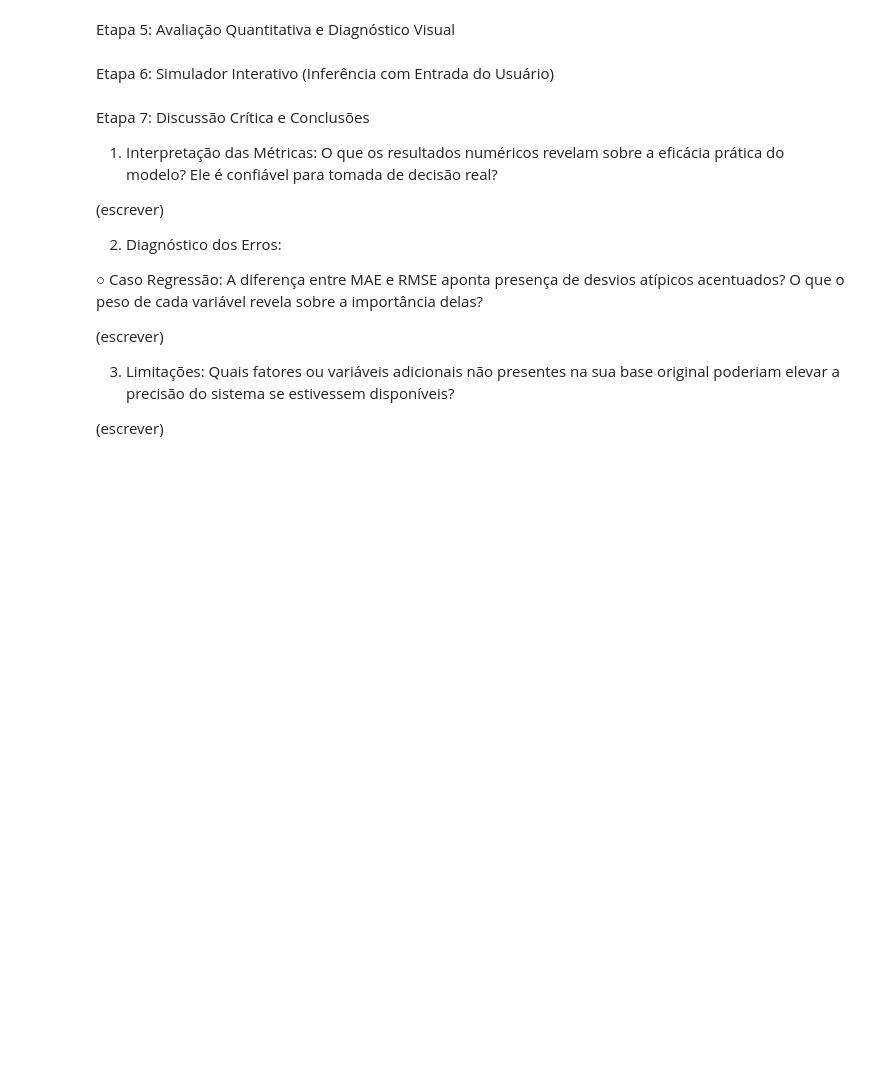
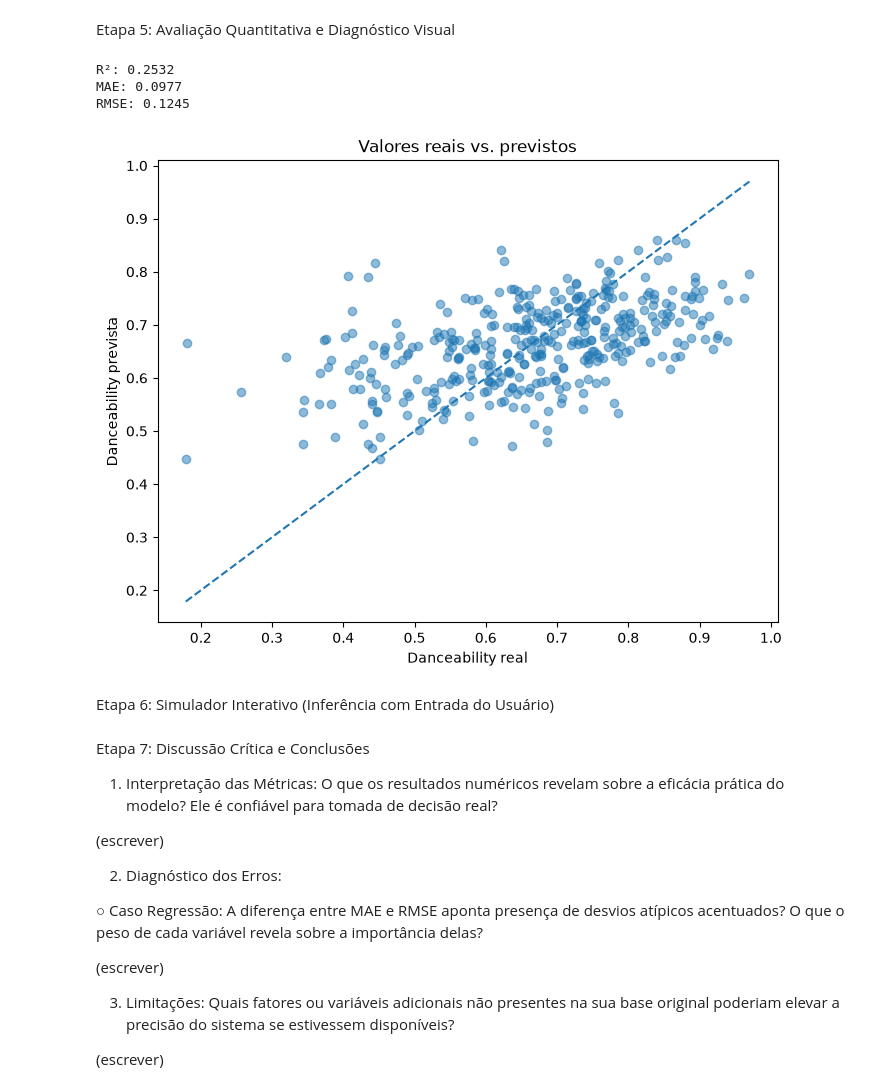
Before and after one commit to gidbem/n2_IA, a Jupyter notebook: musicaAnalise.ipynb, the cells around one changed output. Drawn from its saved outputs; the diff is of its cells as text; code cells hidden in the pictures; blank space fills up the shorter version.

```diff
--- a/musicaAnalise.ipynb
+++ b/musicaAnalise.ipynb
@@ -135,2 +103,19 @@ Etapa 3: Particionamento dos Dados (Treino e Teste)
 # %% [markdown]
 Etapa 4: Construção e Treinamento do Modelo
+# %%
+
+modelo = LinearRegression()
+modelo.fit(X_treino, y_treino)
+
+print("Intercepto:", modelo.intercept_)
+
+coeficientes = pd.DataFrame({
+    'Variável': X.columns,
+    'Coeficiente': modelo.coef_
+})
+
+display(coeficientes.sort_values(
+    by='Coeficiente',
+    key=abs,
+    ascending=False
+))
@@ -137,5 +138,41 @@ Etapa 4: Construção e Treinamento do Modelo
 # %% [markdown]
 Etapa 5: Avaliação Quantitativa e Diagnóstico Visual
+# %%
+
+# Realizando previsões
+y_previsto = modelo.predict(X_teste)
+
+# Calculando as métricas
+r2 = r2_score(y_teste, y_previsto)
+mae = mean_absolute_error(y_teste, y_previsto)
+rmse = np.sqrt(mean_squared_error(y_teste, y_previsto))
+
+print(f"R²: {r2:.4f}")
+print(f"MAE: {mae:.4f}")
+print(f"RMSE: {rmse:.4f}")
+
+# Gráfico de valores reais versus previstos
+plt.figure(figsize=(8, 6))
+plt.scatter(y_teste, y_previsto, alpha=0.5)
+
+limite_min = min(y_teste.min(), y_previsto.min())
+limite_max = max(y_teste.max(), y_previsto.max())
+
+plt.plot(
+    [limite_min, limite_max],
+    [limite_min, limite_max],
+    linestyle='--'
+)
+
+plt.xlabel('Danceability real')
+plt.ylabel('Danceability prevista')
+plt.title('Valores reais vs. previstos')
+plt.show()
+# %% [output]
+R²: 0.2532
+MAE: 0.0977
+RMSE: 0.1245
+[figure, added]
 # %% [markdown]
 Etapa 6: Simulador Interativo (Inferência com Entrada do Usuário)
 # %% [markdown]
```
Also changed, not shown: parts of 7 cells of this notebook, 1 other file.
